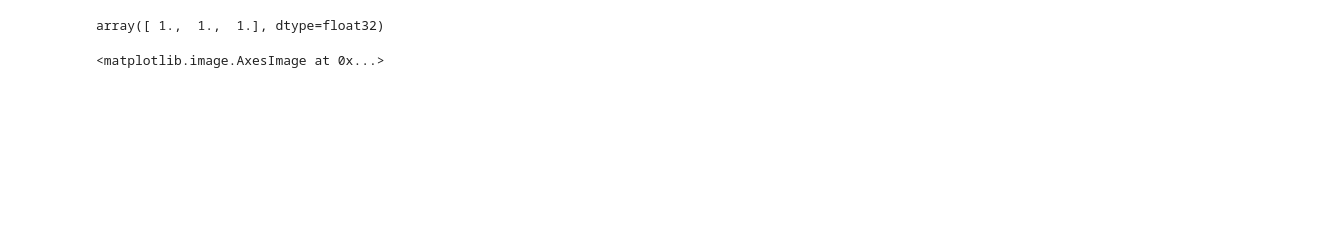
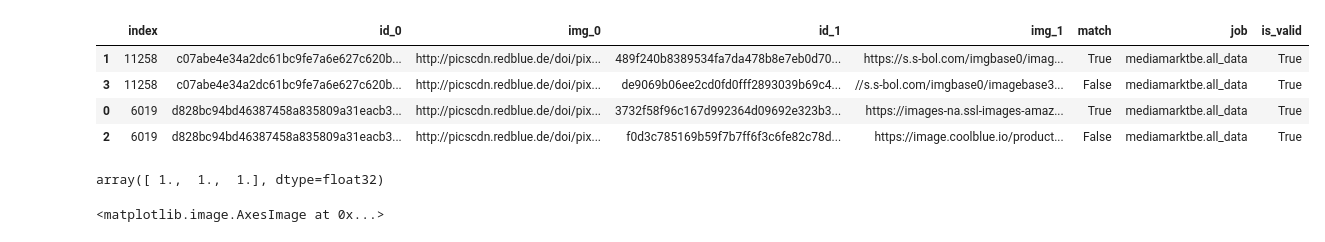
Before and after one commit to Hazem-Abdelmotaal/image-similarity, a Jupyter notebook: src/jupyter/play.ipynb, the cells around one changed output. Saved outputs shown, nothing was run; the diff lists cells and outputs as text; code cells hidden in the pictures; blank space fills up the shorter version.

```diff
--- a/src/jupyter/play.ipynb
+++ b/src/jupyter/play.ipynb
@@ -83,6 +111,14 @@ def batch_to_img_pairs(dframe):
             targets.append(target)
 
     return np.array(pairs), np.array(targets)
+# %%
+next(data_batch_flow(csv_data, 4))
+# %% [output]
+|  | index | id_0 | img_0 | id_1 | img_1 | match | job | is_valid |
+| 1 | 11258 | c07abe4e34a2dc61bc9fe7a6e627c620b... | http://picscdn.redblue.de/doi/pix... | 489f240b8389534fa7da478b8e7eb0d70... | https://s.s-bol.com/imgbase0/imag... | True | mediamarktbe.all_data | True |
+| 3 | 11258 | c07abe4e34a2dc61bc9fe7a6e627c620b... | http://picscdn.redblue.de/doi/pix... | de9069b06ee2cd0fd0fff2893039b69c4... | //s.s-bol.com/imgbase0/imagebase3... | False | mediamarktbe.all_data | True |
+| 0 | 6019 | d828bc94bd46387458a835809a31eacb3... | http://picscdn.redblue.de/doi/pix... | 3732f58f96c167d992364d09692e323b3... | https://images-na.ssl-images-amaz... | True | mediamarktbe.all_data | True |
+| 2 | 6019 | d828bc94bd46387458a835809a31eacb3... | http://picscdn.redblue.de/doi/pix... | f0d3c785169b59f7b7ff6f3c6fe82c78d... | https://image.coolblue.io/product... | False | mediamarktbe.all_data | True |
 # %%
 pair_flow = map(batch_to_img_pairs, data_batch_flow(csv_data, 32))
 # %%
```
Also changed, not shown: parts of 15 cells of this notebook, 1 other file.
